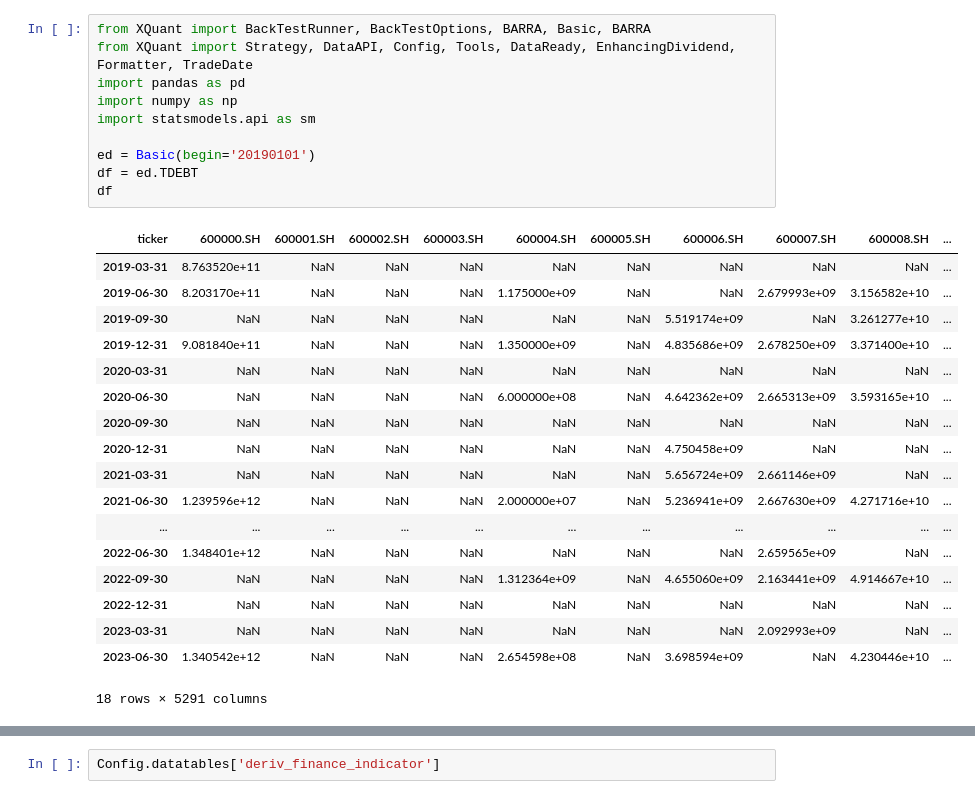
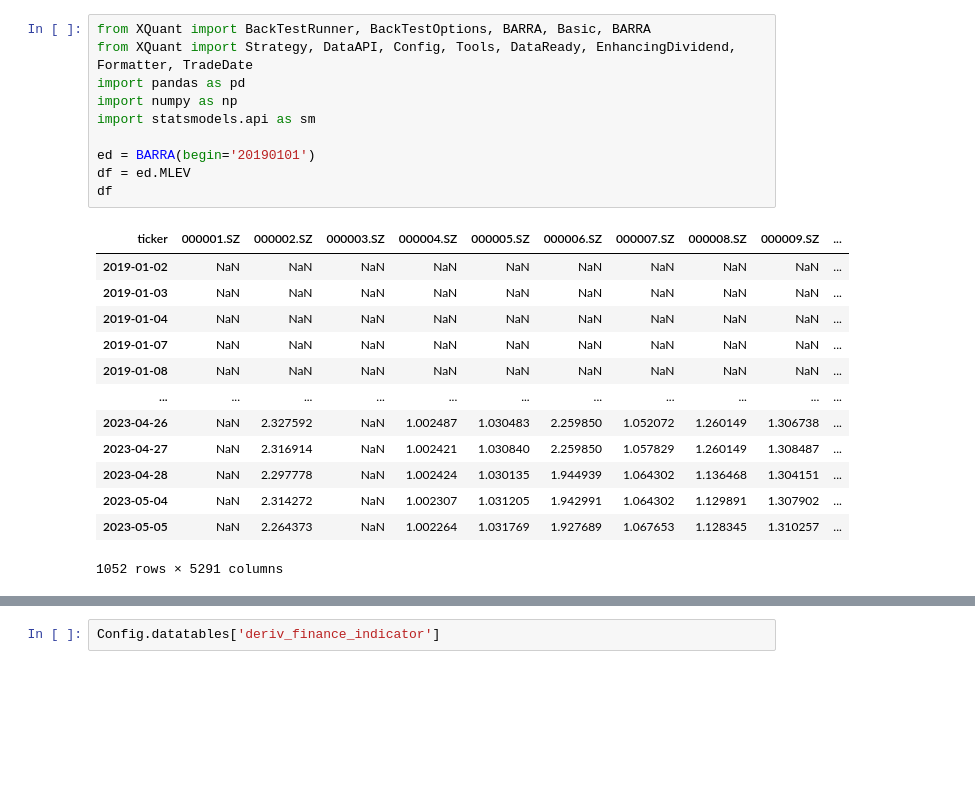
Before and after one commit to KangruiYuan/XQuant, a Jupyter notebook: ModuleTests/BaseTest.ipynb, the cells around one changed output, grey strips where cells are left out. Saved outputs shown, nothing was run; the diff lists cells and outputs as text; blank space fills up the shorter version.

```diff
--- a/ModuleTests/BaseTest.ipynb
+++ b/ModuleTests/BaseTest.ipynb
@@ -1,30 +1,25 @@
 # %%
 from XQuant import BackTestRunner, BackTestOptions, BARRA, Basic, BARRA
 from XQuant import Strategy, DataAPI, Config, Tools, DataReady, EnhancingDividend, Formatter, TradeDate
 import pandas as pd
 import numpy as np
 import statsmodels.api as sm
 
-ed = Basic(begin='20190101')
-df = ed.TDEBT
+ed = BARRA(begin='20190101')
+df = ed.MLEV
 df
 # %% [output]
-| ticker | 600000.SH | 600001.SH | 600002.SH | 600003.SH | 600004.SH | 600005.SH | 600006.SH | 600007.SH | 600008.SH | ... |
-| 2019-03-31 | 8.763520e+11 | NaN | NaN | NaN | NaN | NaN | NaN | NaN | NaN | ... |
-| 2019-06-30 | 8.203170e+11 | NaN | NaN | NaN | 1.175000e+09 | NaN | NaN | 2.679993e+09 | 3.156582e+10 | ... |
-| 2019-09-30 | NaN | NaN | NaN | NaN | NaN | NaN | 5.519174e+09 | NaN | 3.261277e+10 | ... |
-| 2019-12-31 | 9.081840e+11 | NaN | NaN | NaN | 1.350000e+09 | NaN | 4.835686e+09 | 2.678250e+09 | 3.371400e+10 | ... |
-| 2020-03-31 | NaN | NaN | NaN | NaN | NaN | NaN | NaN | NaN | NaN | ... |
-| 2020-06-30 | NaN | NaN | NaN | NaN | 6.000000e+08 | NaN | 4.642362e+09 | 2.665313e+09 | 3.593165e+10 | ... |
-| 2020-09-30 | NaN | NaN | NaN | NaN | NaN | NaN | NaN | NaN | NaN | ... |
-| 2020-12-31 | NaN | NaN | NaN | NaN | NaN | NaN | 4.750458e+09 | NaN | NaN | ... |
-| 2021-03-31 | NaN | NaN | NaN | NaN | NaN | NaN | 5.656724e+09 | 2.661146e+09 | NaN | ... |
-| 2021-06-30 | 1.239596e+12 | NaN | NaN | NaN | 2.000000e+07 | NaN | 5.236941e+09 | 2.667630e+09 | 4.271716e+10 | ... |
+| ticker | 000001.SZ | 000002.SZ | 000003.SZ | 000004.SZ | 000005.SZ | 000006.SZ | 000007.SZ | 000008.SZ | 000009.SZ | ... |
+| 2019-01-02 | NaN | NaN | NaN | NaN | NaN | NaN | NaN | NaN | NaN | ... |
+| 2019-01-03 | NaN | NaN | NaN | NaN | NaN | NaN | NaN | NaN | NaN | ... |
+| 2019-01-04 | NaN | NaN | NaN | NaN | NaN | NaN | NaN | NaN | NaN | ... |
+| 2019-01-07 | NaN | NaN | NaN | NaN | NaN | NaN | NaN | NaN | NaN | ... |
+| 2019-01-08 | NaN | NaN | NaN | NaN | NaN | NaN | NaN | NaN | NaN | ... |
 | ... | ... | ... | ... | ... | ... | ... | ... | ... | ... | ... |
-| 2022-06-30 | 1.348401e+12 | NaN | NaN | NaN | NaN | NaN | NaN | 2.659565e+09 | NaN | ... |
-| 2022-09-30 | NaN | NaN | NaN | NaN | 1.312364e+09 | NaN | 4.655060e+09 | 2.163441e+09 | 4.914667e+10 | ... |
-| 2022-12-31 | NaN | NaN | NaN | NaN | NaN | NaN | NaN | NaN | NaN | ... |
-| 2023-03-31 | NaN | NaN | NaN | NaN | NaN | NaN | NaN | 2.092993e+09 | NaN | ... |
-| 2023-06-30 | 1.340542e+12 | NaN | NaN | NaN | 2.654598e+08 | NaN | 3.698594e+09 | NaN | 4.230446e+10 | ... |
+| 2023-04-26 | NaN | 2.327592 | NaN | 1.002487 | 1.030483 | 2.259850 | 1.052072 | 1.260149 | 1.306738 | ... |
+| 2023-04-27 | NaN | 2.316914 | NaN | 1.002421 | 1.030840 | 2.259850 | 1.057829 | 1.260149 | 1.308487 | ... |
+| 2023-04-28 | NaN | 2.297778 | NaN | 1.002424 | 1.030135 | 1.944939 | 1.064302 | 1.136468 | 1.304151 | ... |
+| 2023-05-04 | NaN | 2.314272 | NaN | 1.002307 | 1.031205 | 1.942991 | 1.064302 | 1.129891 | 1.307902 | ... |
+| 2023-05-05 | NaN | 2.264373 | NaN | 1.002264 | 1.031769 | 1.927689 | 1.067653 | 1.128345 | 1.310257 | ... |
-18 rows × 5291 columns
+1052 rows × 5291 columns
 # %%
```
Also changed, not shown: parts of 1 cell of this notebook, 7 other files.
